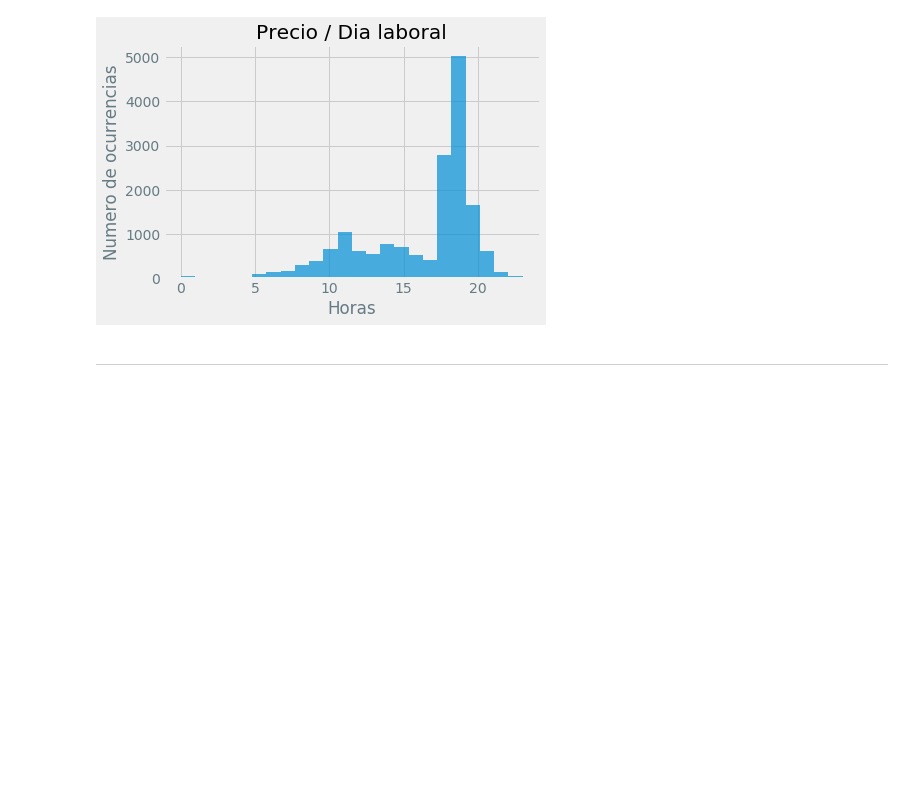
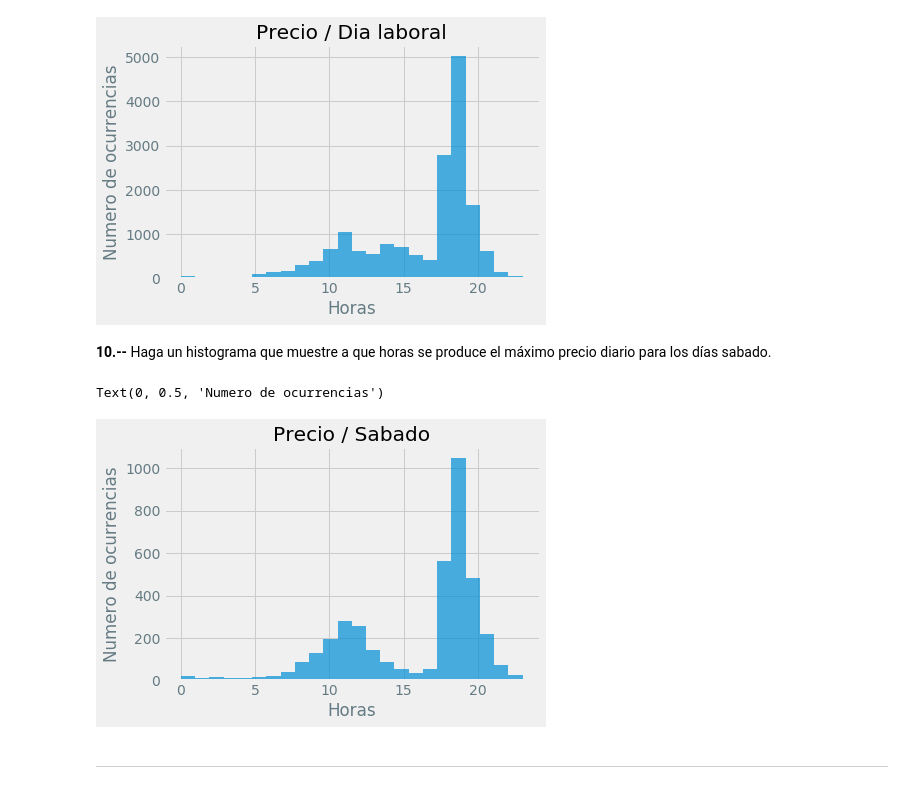
Before and after one commit to cda-2019-01/lab-analisis-exploratorio-de-datos-jgarciade, a Jupyter notebook: LAB-precios-electricidad.ipynb, the cells around one changed output. Saved outputs shown, nothing was run; the diff lists cells and outputs as text; code cells hidden in the pictures; blank space fills up the shorter version.

```diff
--- a/LAB-precios-electricidad.ipynb
+++ b/LAB-precios-electricidad.ipynb
@@ -249,5 +249,30 @@ plt.ylabel('Numero de ocurrencias')
 # %% [output]
 Text(0, 0.5, 'Numero de ocurrencias')
 [figure]
+# %% [markdown]
+**10.--** Haga un histograma que muestre a que horas se produce el máximo precio diario para los días sabado.
+# %%
+df_day = dfunique.copy()
+df_day['dia'] =  df_day[['Fecha']].apply(lambda x: dt.datetime.strftime(x['Fecha'], '%A'), axis=1)
+df_day = df_day[~(df_day['dia']!='Saturday')]
+df_day.sort_values(by=['Fecha','Hora']).reset_index()
+df_day.head()
+
+# Date-price dataframe
+df_date = df_day.groupby(['Fecha'])['Precio'].max()
+df_date.head(10)
+
+df_merged = pd.merge(df_day, df_date, on=['Fecha','Precio'], how='inner')
+
+df_hours = list(map(int,df_merged['Hora'].tolist()))
+
+plt.style.use('fivethirtyeight')
+plt.hist(df_hours, bins=24, alpha=0.7, histtype='bar')
+plt.title('Precio / Sabado')
+plt.xlabel('Horas')
+plt.ylabel('Numero de ocurrencias')
+# %% [output]
+Text(0, 0.5, 'Numero de ocurrencias')
+[figure, added]
 # %% [markdown]
 ---
```
